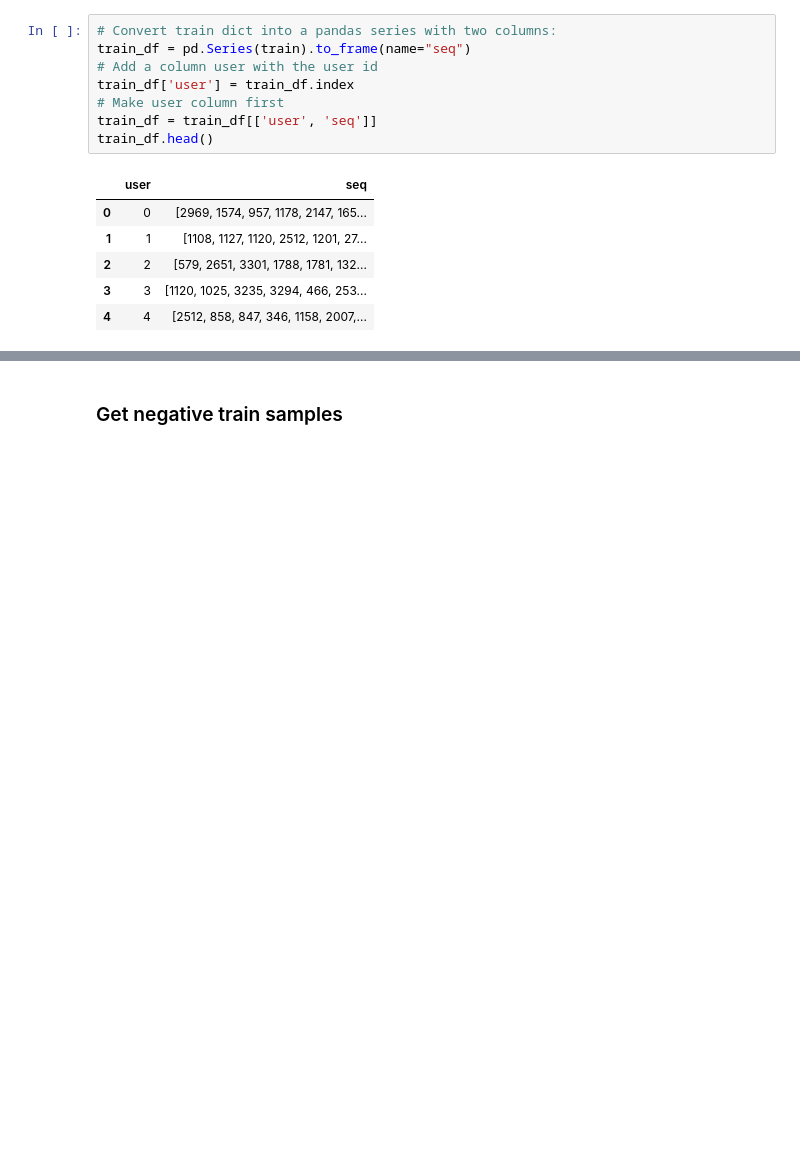
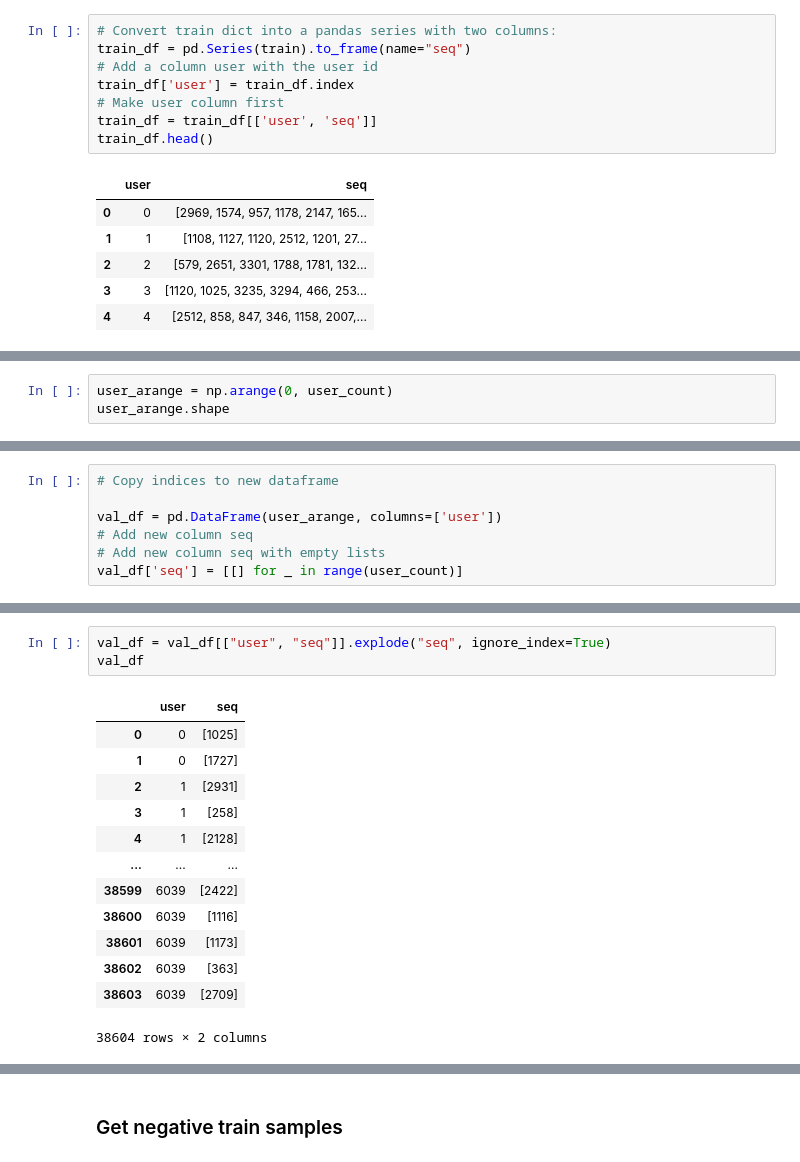
Before and after one commit to seatedro/bst-lstr, a Jupyter notebook: lstr-main.ipynb, the cells around one changed output, grey strips where cells are left out. Drawn from its saved outputs; the diff is of its cells as text; blank space fills up the shorter version.

```diff
--- a/lstr-main.ipynb
+++ b/lstr-main.ipynb
@@ -124 +114,4 @@ train_df['seq'].apply(len).value_counts(sort=True, ascending=False)
 Name: seq, Length: 743, dtype: int64
+# %%
+user_arange = np.arange(0, user_count)
+user_arange.shape
@@ -124,0 +123,7 @@ Name: seq, Length: 743, dtype: int64
+# %%
+# Copy indices to new dataframe
+
+val_df = pd.DataFrame(user_arange, columns=['user'])
+# Add new column seq
+# Add new column seq with empty lists
+val_df['seq'] = [[] for _ in range(user_count)]
@@ -124,0 +218,17 @@ Name: seq, Length: 743, dtype: int64
+# %%
+val_df = val_df[["user", "seq"]].explode("seq", ignore_index=True)
+val_df
+# %% [output]
+|  | user | seq |
+| 0 | 0 | [1025] |
+| 1 | 0 | [1727] |
+| 2 | 1 | [2931] |
+| 3 | 1 | [258] |
+| 4 | 1 | [2128] |
+| ... | ... | ... |
+| 38599 | 6039 | [2422] |
+| 38600 | 6039 | [1116] |
+| 38601 | 6039 | [1173] |
+| 38602 | 6039 | [363] |
+| 38603 | 6039 | [2709] |
+38604 rows × 2 columns
```
Also changed, not shown: parts of 45 cells of this notebook, 4 other files.
